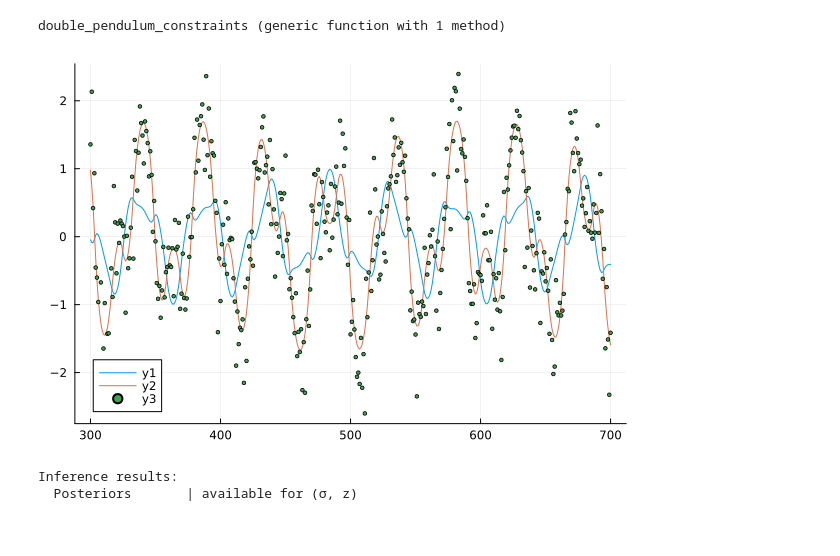
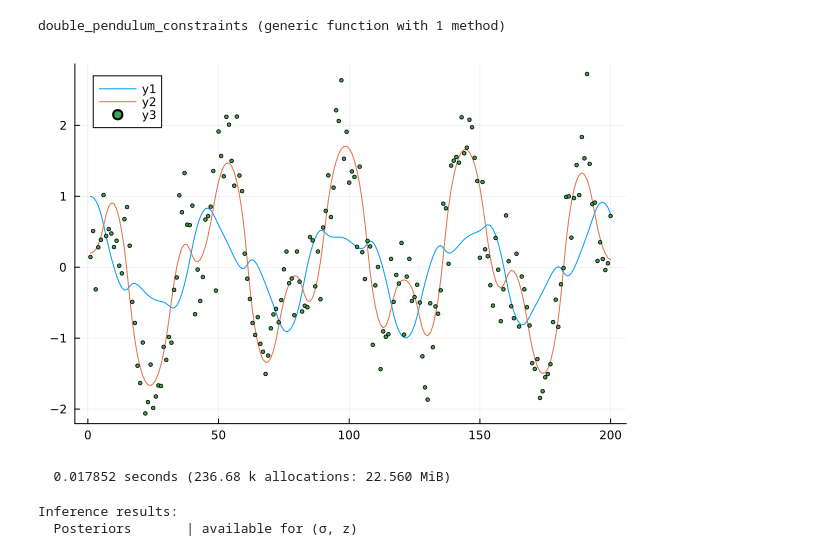
Before and after one commit to bvdmitri/phdthesis, a Jupyter notebook: Large-Scale Non-linear Dynamical System.ipynb, the cells around one changed output. Cells and saved outputs as stored; diff of their text form; code cells hidden in the pictures.

```diff
--- a/Large-Scale Non-linear Dynamical System.ipynb
+++ b/Large-Scale Non-linear Dynamical System.ipynb
@@ -47,22 +47,22 @@ end
 # %% [output]
 double_pendulum_constraints (generic function with 1 method)
 # %%
-T = 5000
+T = 200
 
 states, observations = rand(environment, T);
 
 # RxInferThesisExperiments.animate_double_pendulum(states[1:min(100, lastindex(states))])
 
-prange = 300:700
-# prange = firstindex(states):lastindex(states)
+# prange = 300:700
+prange = firstindex(states):lastindex(states)
 
 plot(prange, getindex.(states, 1)[prange])
 plot!(prange, getindex.(states, 2)[prange])
 scatter!(prange, observations[prange], ms = 2)
 # %% [output]
-[figure, old version]
+[figure, new version]
 # %%
-results = inference(
+@time results = inference(
     model = double_pendulum(T, states[begin]),
     data = (y = observations, ),
     meta = double_pendulum_meta(),
@@ -73,8 +73,9 @@ results = inference(
     options = (limit_stack_depth = 500, )
 )
 # %% [output]
-Inference results:
-  Posteriors       | available for (σ, z)
+  0.017852 seconds (236.68 k allocations: 22.560 MiB)
+Inference results:
+  Posteriors       | available for (σ, z)
 # %%
 em = mean.(results.posteriors[:z])
 ev = std.(results.posteriors[:z])
```
Also changed, not shown: parts of 12 cells of this notebook, 3 other files.
